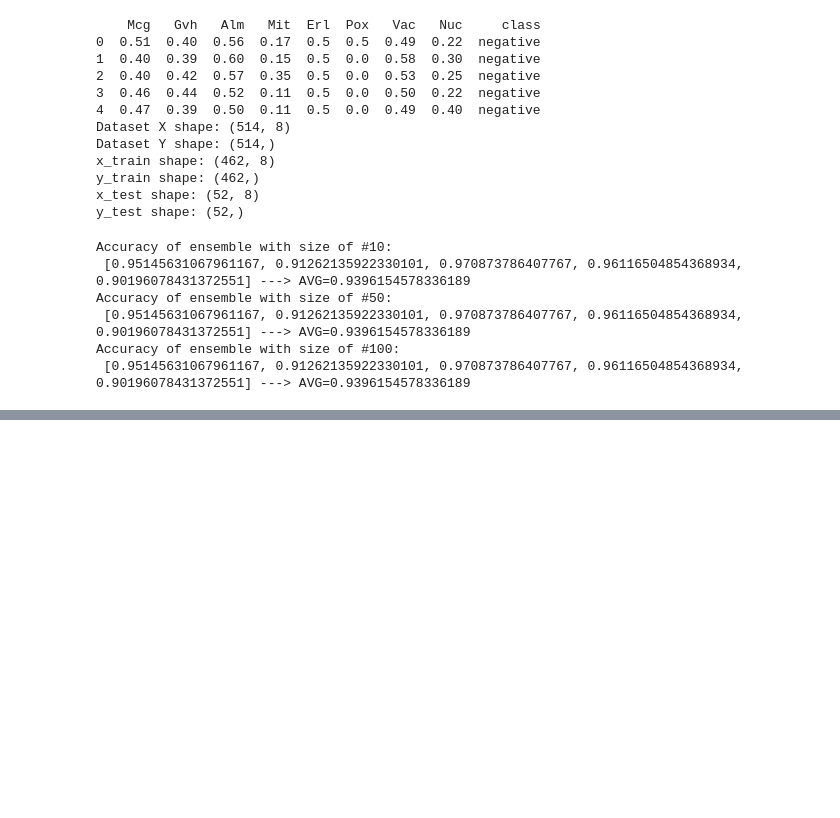
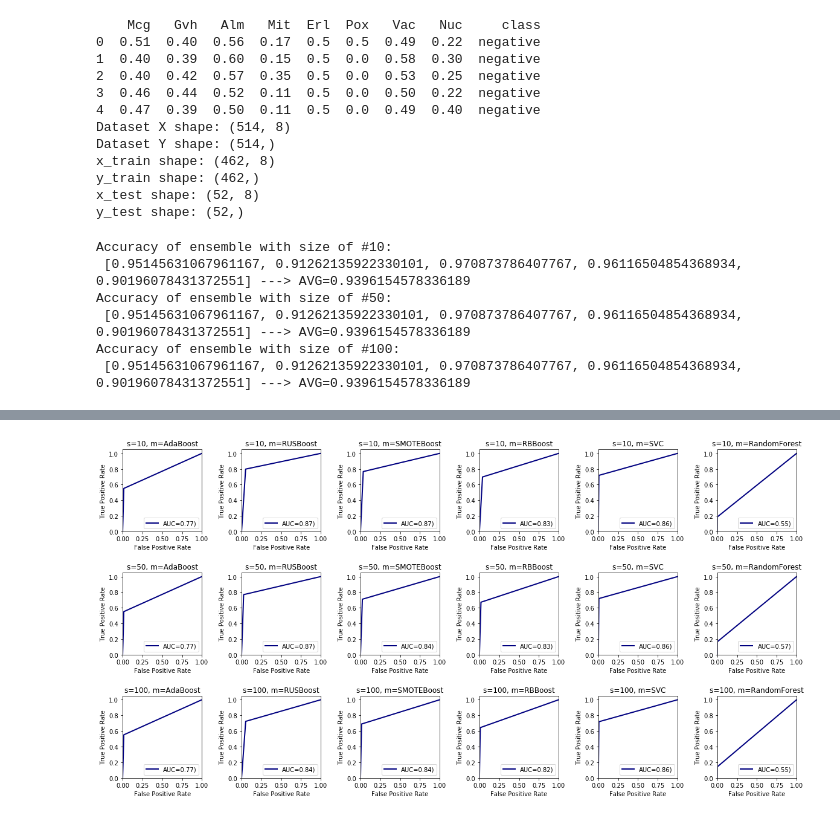
Before and after one commit to Nikronic/Pattern-Recognition-IUST, a Jupyter notebook: HW2/PR-HW2.ipynb, the cells around one changed output, grey strips where cells are left out. Cells and saved outputs as stored; diff of their text form; code cells hidden in the pictures; blank space fills up the shorter version.

```diff
--- a/HW2/PR-HW2.ipynb
+++ b/HW2/PR-HW2.ipynb
@@ -944,9 +1120,8 @@ plt.show()
 # %%
-all_pr = np.concatenate((np.expand_dims(np.array(adaboost_pr).mean(axis=1), axis=1),
-                          np.expand_dims(np.array(rusboost_pr).mean(axis=1), axis=1),
-                          np.expand_dims(np.array(smoteboost_pr).mean(axis=1), axis=1),
-                          np.expand_dims(np.array(rbboost_pr).mean(axis=1), axis=1),
-                          np.expand_dims(np.array([svc_pr[0], svc_pr[0],svc_pr[0]]).mean(axis=1), axis=1),
-                          np.expand_dims(np.array(randomforest_pr).mean(axis=1), axis=1),
+all_roc = np.concatenate((np.expand_dims(np.array(adaboost_roc).mean(axis=1), axis=1),
+                          np.expand_dims(np.array(rusboost_roc).mean(axis=1), axis=1),
+                          np.expand_dims(np.array(smoteboost_roc).mean(axis=1), axis=1),
+                          np.expand_dims(np.array(rbboost_roc).mean(axis=1), axis=1),
+                          np.expand_dims(np.array([svc_roc[0], svc_roc[0],svc_roc[0]]).mean(axis=1), axis=1),
+                          np.expand_dims(np.array(randomforest_roc).mean(axis=1), axis=1),
                         ), axis=1)
-all_pr.shape
@@ -1014,0 +1128,24 @@ plt.show()
+# %%
+columns = ('AdaBoost', 'RUSBoost', 'SMOTEBoost', 'RBBoost', 'SVC', 'RandomForest')
+rows = ['10', '50', '100']
+
+
+fig, ax = plt.subplots(len(rows), len(columns))
+fig.subplots_adjust(hspace=.5, wspace=0.5)
+
+for i in range(len(rows)):
+    for j in range(len(columns)):
+        ax[i, j].set_title('s={}, m={}'.format(rows[i], columns[j]))
+        ax[i, j].plot(all_roc[i][j][0], all_roc[i][j][1],
+                      color='navy', lw=2, label='AUC=%0.2f)' % all_auc[i][j])
+        ax[i, j].set_xlim([0.0, 1.0])
+        ax[i, j].set_ylim([0.0, 1.05])
+        ax[i, j].set_xlabel('False Positive Rate')
+        ax[i, j].set_ylabel('True Positive Rate')
+        ax[i, j].legend(loc="lower right")
+
+fig = plt.gcf()
+fig.set_size_inches(20, 10)
+plt.show()
+# %% [output]
+[figure, added]
```
Also changed, not shown: parts of 15 cells of this notebook.
